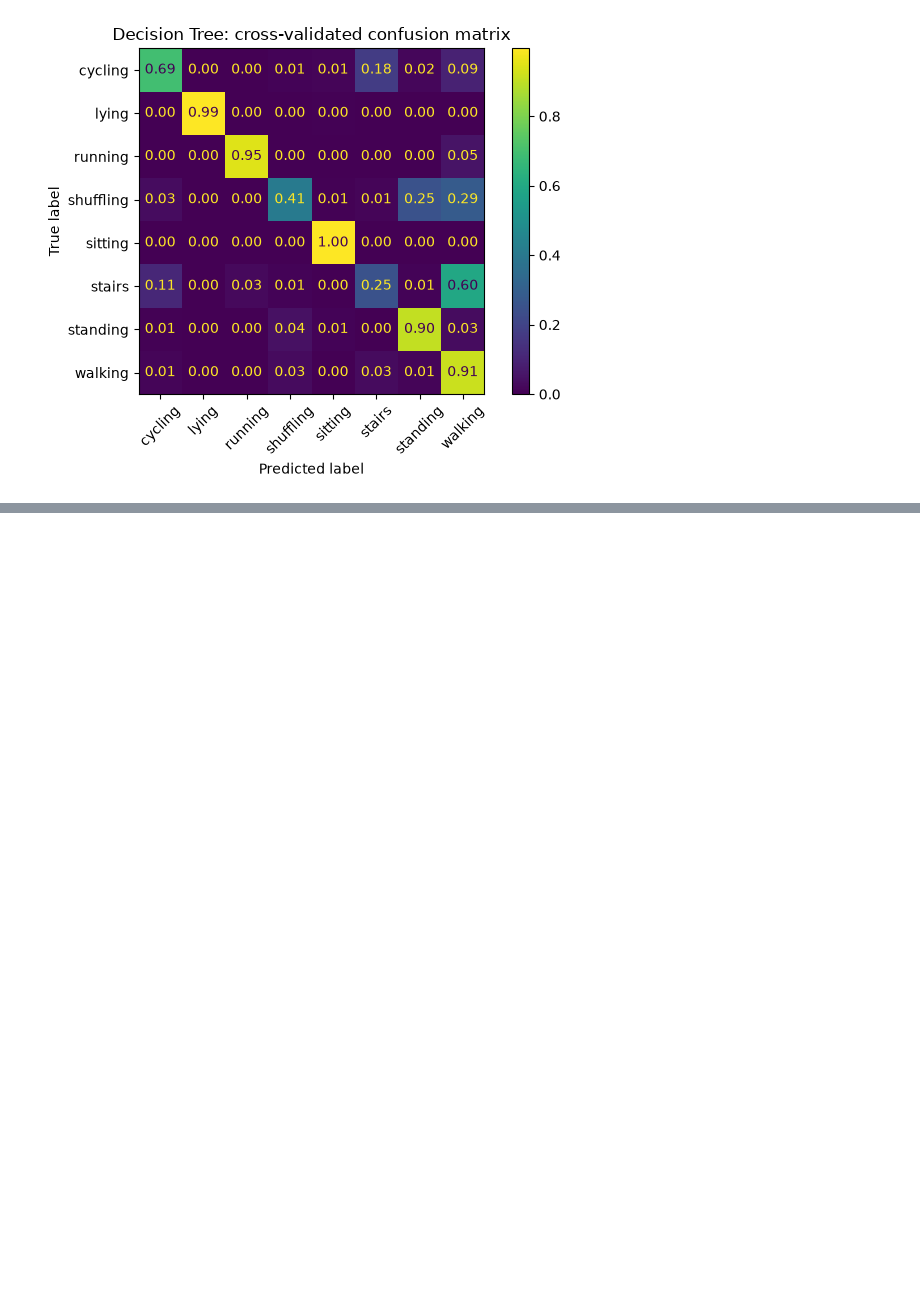
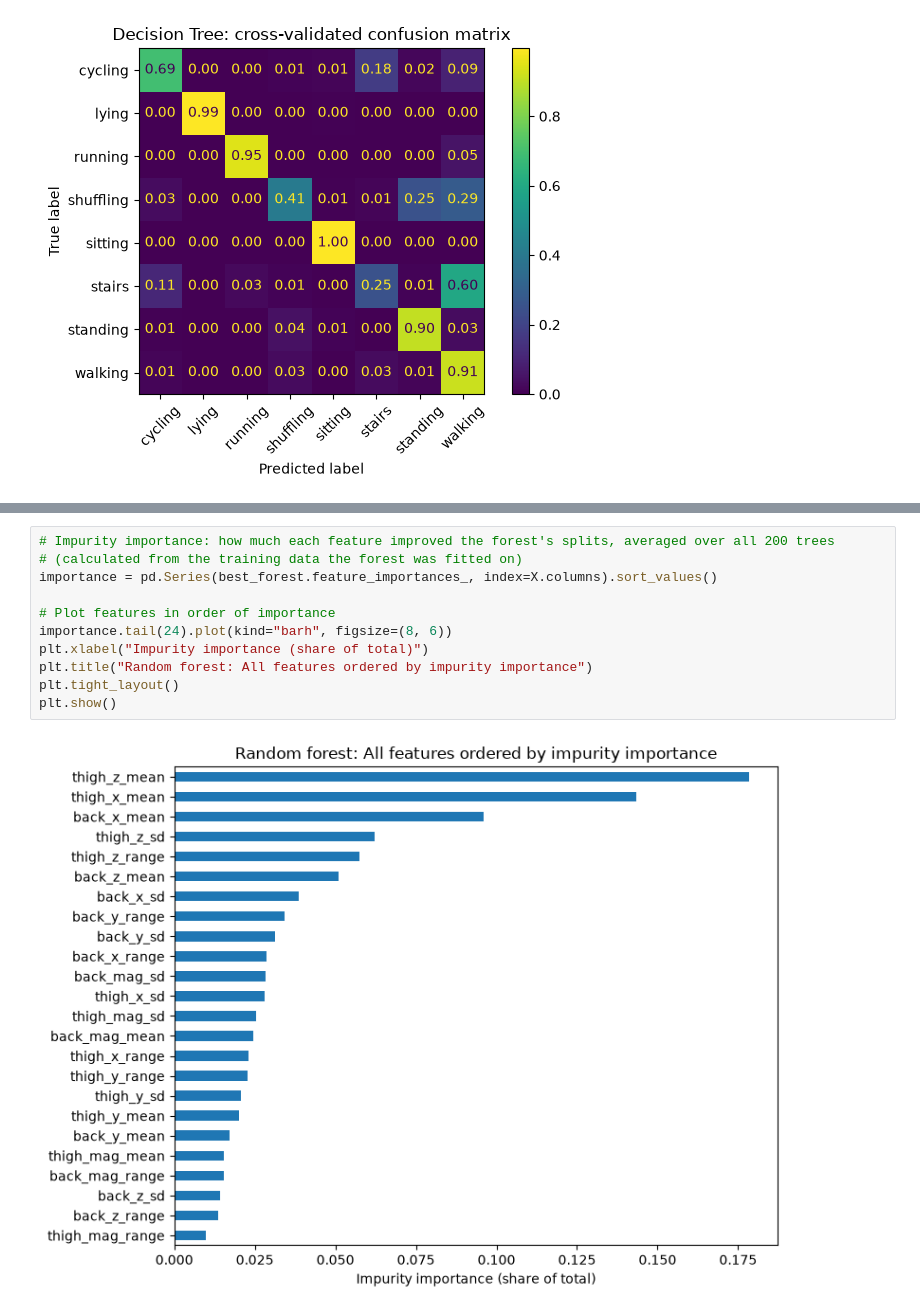
Before and after one commit to sarabartolo/harth-free-living-activity-recognition, a Jupyter notebook: notebooks/04_model_comparison.ipynb, the cells around one changed output, grey strips where cells are left out. Drawn from its saved outputs; the diff is of its cells as text; blank space fills up the shorter version.

```diff
--- a/notebooks/04_model_comparison.ipynb
+++ b/notebooks/04_model_comparison.ipynb
@@ -328,0 +419,13 @@ results_table
+# %%
+# Impurity importance: how much each feature improved the forest's splits, averaged over all 200 trees
+# (calculated from the training data the forest was fitted on)
+importance = pd.Series(best_forest.feature_importances_, index=X.columns).sort_values()
+
+# Plot features in order of importance
+importance.tail(24).plot(kind="barh", figsize=(8, 6))
+plt.xlabel("Impurity importance (share of total)")
+plt.title("Random forest: All features ordered by impurity importance")
+plt.tight_layout()
+plt.show()
+# %% [output]
+[figure, added]
```
Also changed, not shown: parts of 32 cells of this notebook, 4 other files.
